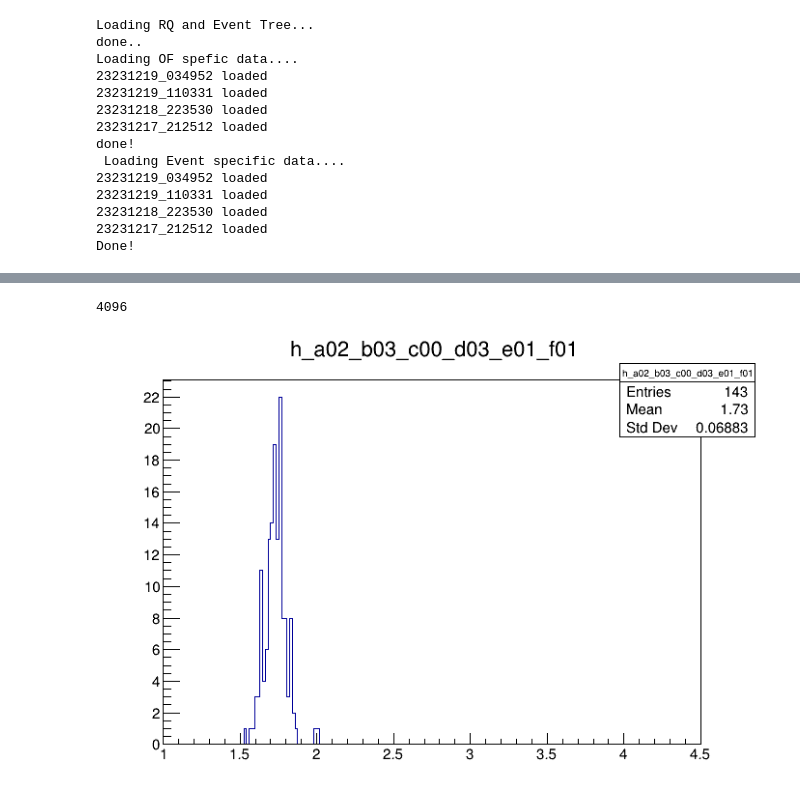
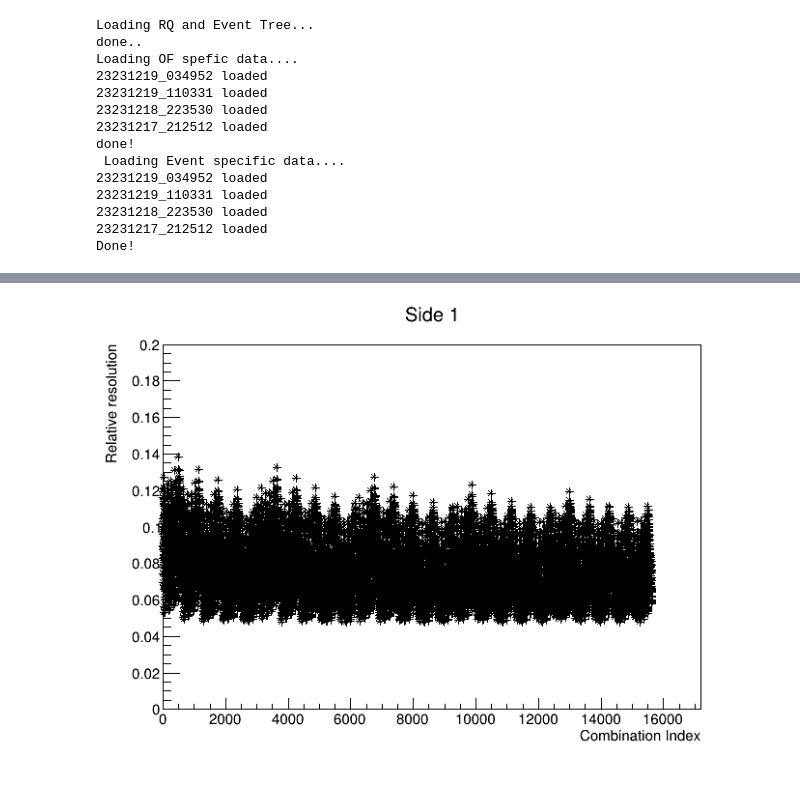
Before and after one commit to spandeyehep/CUTE_R37, a Jupyter notebook: newCalib_relative_calib_Z1.ipynb, the cells around one changed output, grey strips where cells are left out. Drawn from its saved outputs; the diff is of its cells as text; code cells hidden in the pictures.

```diff
--- a/newCalib_relative_calib_Z1.ipynb
+++ b/newCalib_relative_calib_Z1.ipynb
@@ -226,0 +184,14 @@ can.Draw()
+# %%
+chan = 'PT'
+amps = {}
+
+for c in channels:
+    if(c == 'PT'):
+        continue
+    temp = []
+    for idx, key in enumerate(series):
+        mask = (TriggerType[idx] == 1) & (TrigDet[idx] == detNum) & (OFamps[key][chan] > 3e-6) & (OFamps[key][chan] < 4.2e-6) & (OFchiq[key][chan] < 5e5) & (abs(OFdelay[key][chan])*1e3 < 20)
+        temp = np.append(temp, OFamps[key][c][mask])
+        #print(series,' : ',EventNumber[idx][mask])
+    amps[c] = temp
+    print('%s loaded..: %d'%(c, len(amps[c])))
@@ -272,11 +251,26 @@ Warning in <TROOT::Append>: Replacing existing TH1: h_a03_b03_c03_d03_e03_f03 (P
-# %%
-len(hists)
-# %% [output]
-4096
-# %%
-can = rt.TCanvas()
-hists[2869].Draw()
-can.Draw()
-# %% [output]
-[figure, removed]
+# %%
+res1 = []
+can = rt.TCanvas()
+gr = rt.TGraph()
+gr.GetXaxis().SetTitle('Combination Index')
+gr.GetYaxis().SetTitle('Relative resolution')
+for i, h in enumerate(hists1):
+    if(h.GetMean() == 0 or h.GetRMS() == 0 or h.GetBinContent(0) > 0.):
+        reso_ = 999
+    else:
+        reso_ = h.GetRMS()/h.GetMean()
+
+    res1.append(reso_)
+    gr.AddPoint(i, reso_)
+
+
+gr.Draw('AP*')
+gr.SetTitle('Side 1')
+gr.GetYaxis().SetRangeUser(0., 0.2)
+#gr.GetXaxis().SetRangeUser(7700, 7720)
+#7711
+
+can.Draw()
+# %% [output]
+[figure, added]
 # %%
```
Also changed, not shown: parts of 26 cells of this notebook.
